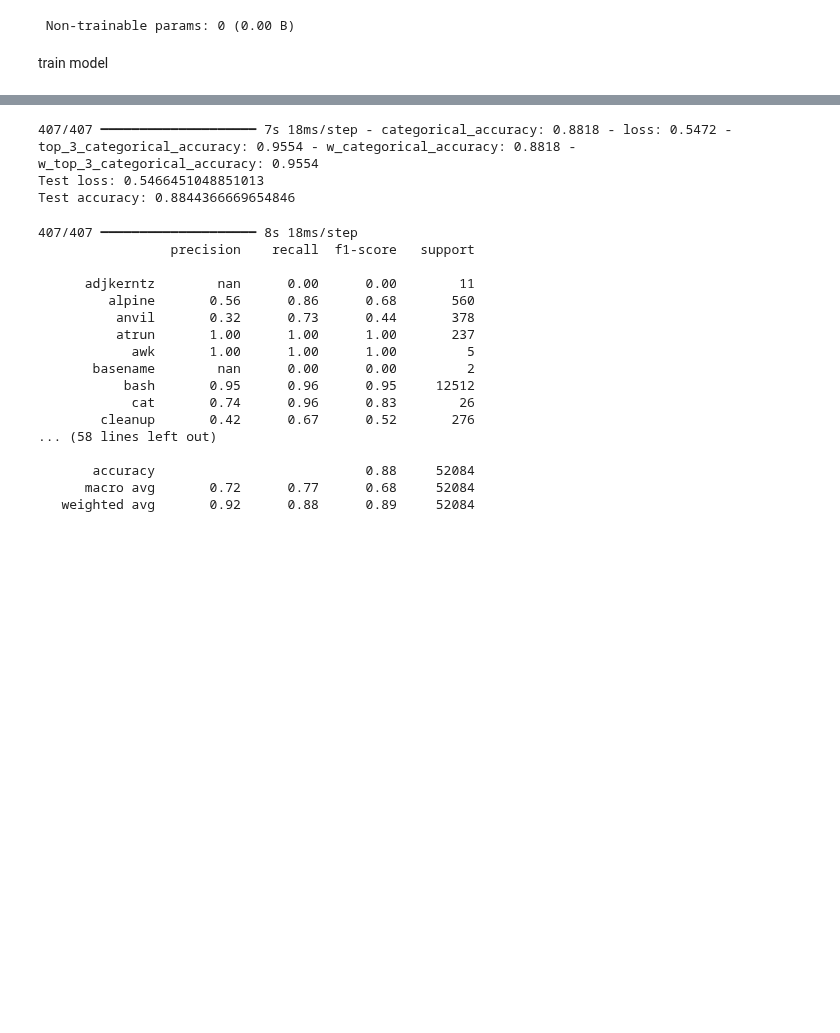
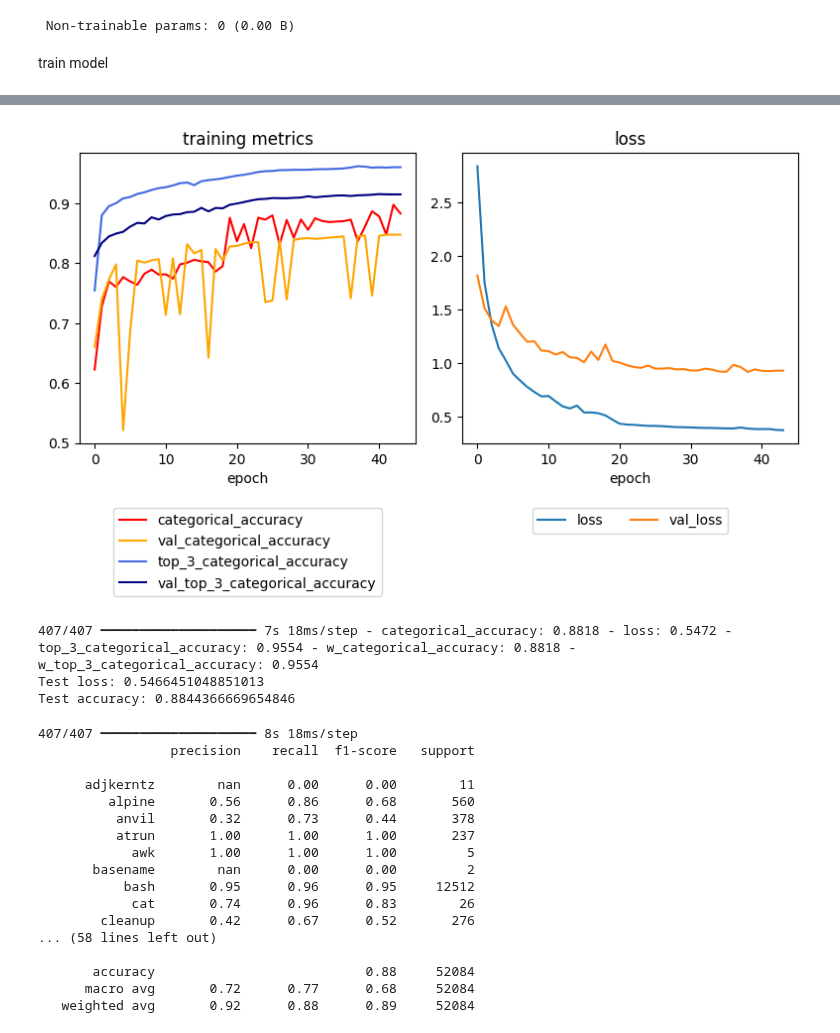
Before and after one commit to JannikRosendahl/bachelor_thesis_models, a Jupyter notebook: baseline_rnn.ipynb, the cells around one changed output, grey strips where cells are left out. Cells and saved outputs as stored; diff of their text form; code cells hidden in the pictures; blank space fills up the shorter version.

```diff
--- a/baseline_rnn.ipynb
+++ b/baseline_rnn.ipynb
@@ -442,6 +442,31 @@ Epoch 3: val_loss improved from 1.51507 to 1.40050, saving model to saves/baseli
 Epoch 44: val_loss did not improve from 0.91917
 3864/3864 ━━━━━━━━━━━━━━━━━━━━ 140s 36ms/step - categorical_accuracy: 0.8949 - loss: 0.3731 - top_3_categorical_accuracy: 0.9610 - w_categorical_accuracy: 0.8548 - w_top_3_categorical_accuracy: 0.9657 ...
 Epoch 44: early stopping
+# %%
+log = pd.read_csv(log_path)
+
+fig, (ax1, ax2) = plt.subplots(nrows=1, ncols=2, figsize=(20*cm, 15*cm))
+
+ax1.plot(log['epoch'], log['categorical_accuracy'], label='categorical_accuracy', color='red')
+ax1.plot(log['epoch'], log['val_categorical_accuracy'], label='val_categorical_accuracy', color='orange')
+ax1.plot(log['epoch'], log[f'top_{top_k}_categorical_accuracy'], label=f'top_{top_k}_categorical_accuracy', color='royalblue')
+ax1.plot(log['epoch'], log[f'val_top_{top_k}_categorical_accuracy'], label=f'val_top_{top_k}_categorical_accuracy', color='navy')
+ax1.set_title('training metrics')
+ax1.set_xlabel('epoch')
+ax1.legend(loc='upper center', bbox_to_anchor=(0.5, -0.2), ncol=1)  # Legend below the plot
+
+ax2.plot(log['epoch'], log['loss'], label='loss')
+ax2.plot(log['epoch'], log['val_loss'], label='val_loss')
+ax2.set_title('loss')
+ax2.set_xlabel('epoch')
+ax2.legend(loc='upper center', bbox_to_anchor=(0.5, -0.2), ncol=2)  # Legend below the plot
+
+fig.tight_layout(rect=[0, 0.1, 1, 1])
+
+plt.savefig(f'{checkpoint_path}/metrics_loss.svg')
+plt.show()
+# %% [output]
+[figure, added]
 # %%
 # load old model, if needed
 if model is None:
```
Also changed, not shown: 2 other files.
